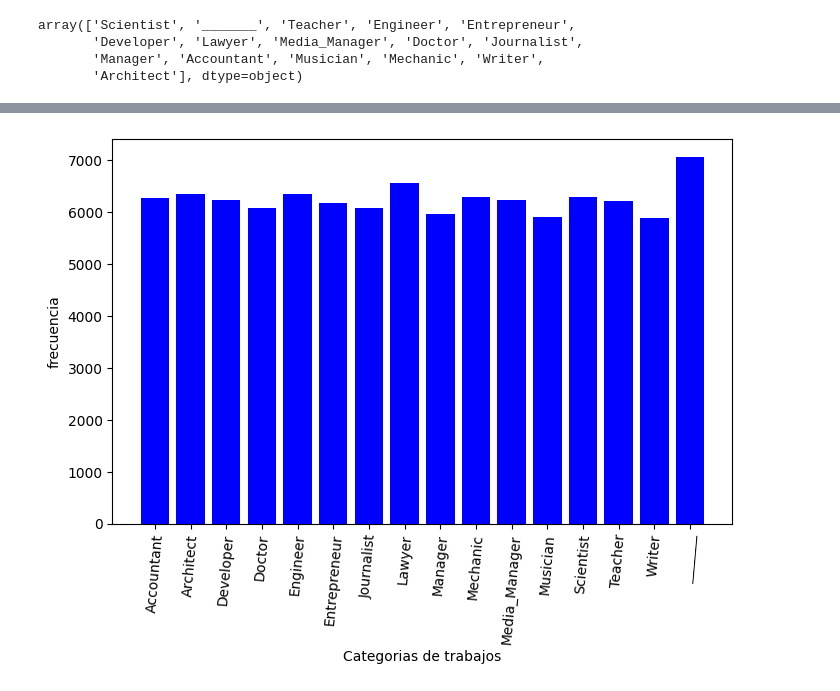
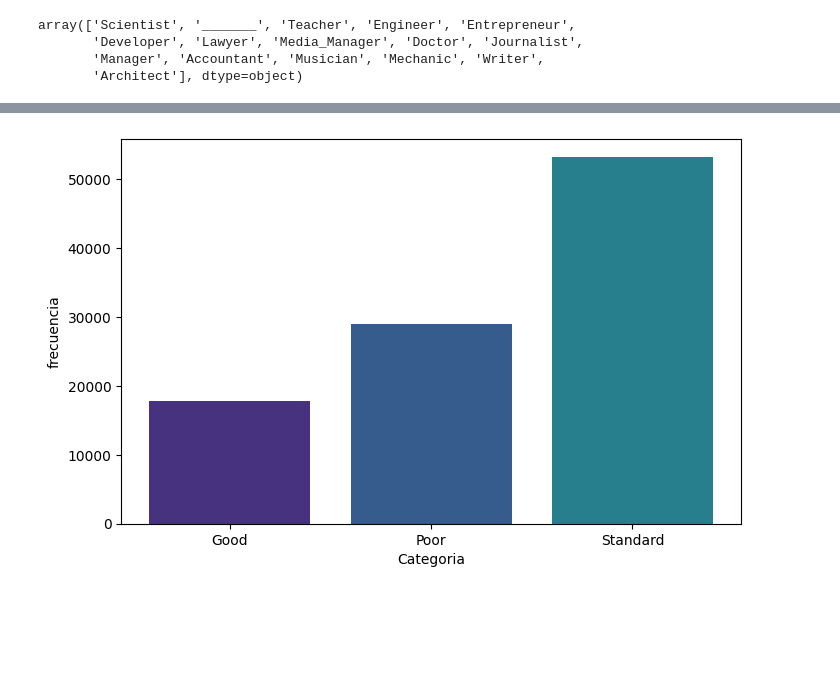
Before and after one commit to jadercaro/ClasificacionPuntajesCredito, a Jupyter notebook: Clasificación_de_puntajes_de_creditos.ipynb, the cells around one changed output, grey strips where cells are left out. Drawn from its saved outputs; the diff is of its cells as text; code cells hidden in the pictures; blank space fills up the shorter version.

```diff
--- a/Clasificación_de_puntajes_de_creditos.ipynb
+++ b/Clasificación_de_puntajes_de_creditos.ipynb
@@ -83,0 +100,19 @@ array(['Scientist', '_______', 'Teacher', 'Engineer', 'Entrepreneur',
+# %%
+import numpy as np
+import matplotlib.pyplot as plt
+import seaborn as sns
+
+#definimo un color personalizado para nuestras gráficas
+color = sns.color_palette('viridis')
+
+fig, axes = plt.subplots(2, 3, figsize=(12,10))
+for i, columna in enumerate(columnas):
+  col = i%3
+  row = i//3
+  unique_element, counts = np.unique(database[columna], return_counts=True)
+  axes[row, col].bar(unique_element, counts, color=color)
+  axes[row, col].set_title(columna)
+  axes[row, col].tick_params(axis='x', rotation=80)
+
+plt.tight_layout()
+plt.show()
@@ -84,14 +121,13 @@ array(['Scientist', '_______', 'Teacher', 'Engineer', 'Entrepreneur',
 # %%
-import numpy as np
-import matplotlib.pyplot as plt
-unique_element, counts = np.unique(database['Occupation'], return_counts=True)
-
+unique_element, counts = np.unique(database['Credit_Score'], return_counts=True)
 plt.figure(figsize=(8,5))
-plt.bar(unique_element, counts, color='blue')
-plt.xlabel('Categorias de trabajos')
+plt.bar(unique_element, counts, color=color)
+plt.xlabel('Categoria')
 plt.ylabel('frecuencia')
-plt.xticks(rotation=85)
 
 plt.show()
+
+#entrenamientos estratificados
+#kfalse_stratifafier
 # %% [output]
-[figure, old version]
+[figure, new version]
```
Also changed, not shown: parts of 11 cells of this notebook.
